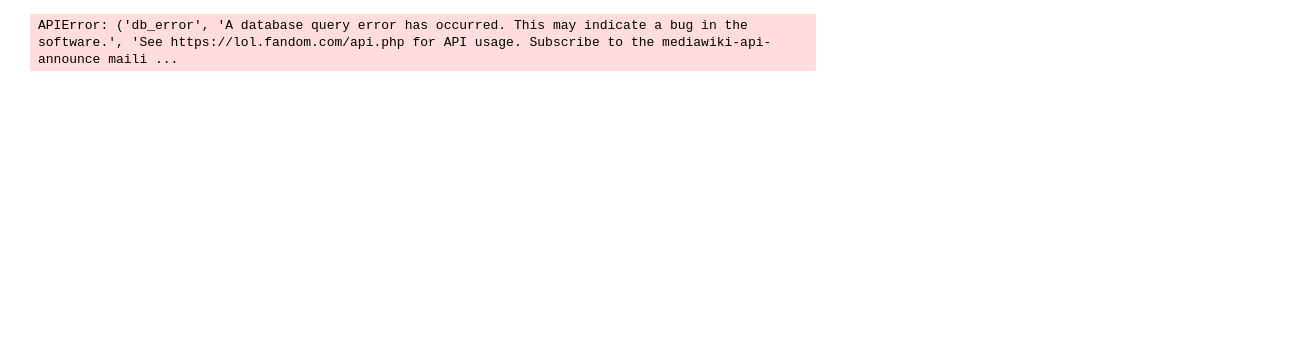
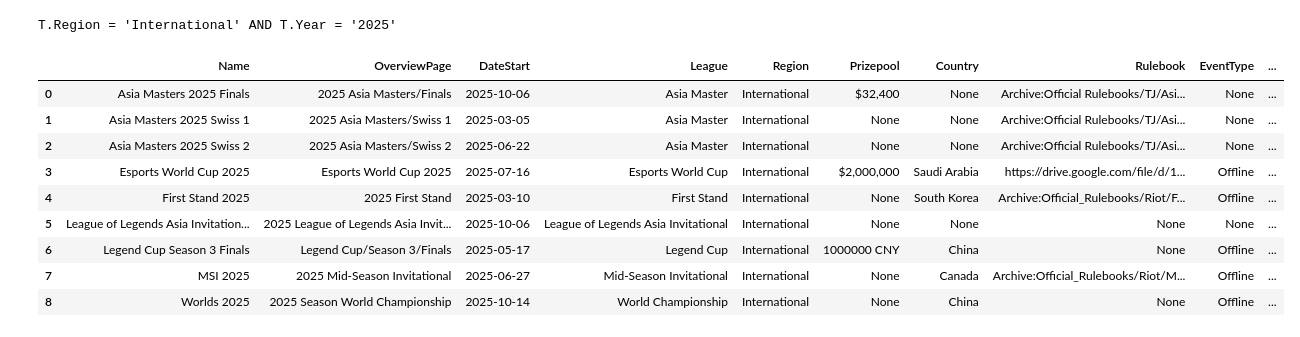
Before and after one commit to Eldoraxor/LoL-Games-Calendar, a Jupyter notebook: main.ipynb, the cells around one changed output. Drawn from its saved outputs; the diff is of its cells as text; code cells hidden in the pictures; blank space fills up the shorter version.

```diff
--- a/main.ipynb
+++ b/main.ipynb
@@ -4,12 +4,17 @@ from get_dim_tables import get_tournaments, get_matches
-# %%
-import ssl
-
-# Create a default SSL context that doesn't verify certificates
-ssl._create_default_https_context = ssl._create_unverified_context
-
-tournament_data = get_tournaments()
-display(tournament_data)
-#postgres_update_data(tournament_data, "tournaments", ["Name"])
-# %% [output]
-APIError: ('db_error', 'A database query error has occurred. This may indicate a bug in the software.', 'See https://lol.fandom.com/api.php for API usage. Subscribe to the mediawiki-api-announce maili ...
+# %%
+tournament_data = get_tournaments(year = 2025, region="International")
+display(tournament_data)
+postgres_update_data(tournament_data, "tournaments", ["Name"])
+# %% [output]
+T.Region = 'International' AND T.Year = '2025'
+|  | Name | OverviewPage | DateStart | League | Region | Prizepool | Country | Rulebook | EventType | ... |
+| 0 | Asia Masters 2025 Finals | 2025 Asia Masters/Finals | 2025-10-06 | Asia Master | International | $32,400 | None | Archive:Official Rulebooks/TJ/Asi... | None | ... |
+| 1 | Asia Masters 2025 Swiss 1 | 2025 Asia Masters/Swiss 1 | 2025-03-05 | Asia Master | International | None | None | Archive:Official Rulebooks/TJ/Asi... | None | ... |
+| 2 | Asia Masters 2025 Swiss 2 | 2025 Asia Masters/Swiss 2 | 2025-06-22 | Asia Master | International | None | None | Archive:Official Rulebooks/TJ/Asi... | None | ... |
+| 3 | Esports World Cup 2025 | Esports World Cup 2025 | 2025-07-16 | Esports World Cup | International | $2,000,000 | Saudi Arabia | https://drive.google.com/file/d/1... | Offline | ... |
+| 4 | First Stand 2025 | 2025 First Stand | 2025-03-10 | First Stand | International | None | South Korea | Archive:Official_Rulebooks/Riot/F... | Offline | ... |
+| 5 | League of Legends Asia Invitation... | 2025 League of Legends Asia Invit... | 2025-10-06 | League of Legends Asia Invitational | International | None | None | None | None | ... |
+| 6 | Legend Cup Season 3 Finals | Legend Cup/Season 3/Finals | 2025-05-17 | Legend Cup | International | 1000000 CNY | China | None | Offline | ... |
+| 7 | MSI 2025 | 2025 Mid-Season Invitational | 2025-06-27 | Mid-Season Invitational | International | None | Canada | Archive:Official_Rulebooks/Riot/M... | Offline | ... |
+| 8 | Worlds 2025 | 2025 Season World Championship | 2025-10-14 | World Championship | International | None | China | None | Offline | ... |
 # %%
```
Also changed, not shown: parts of 2 cells of this notebook, 2 other files.
